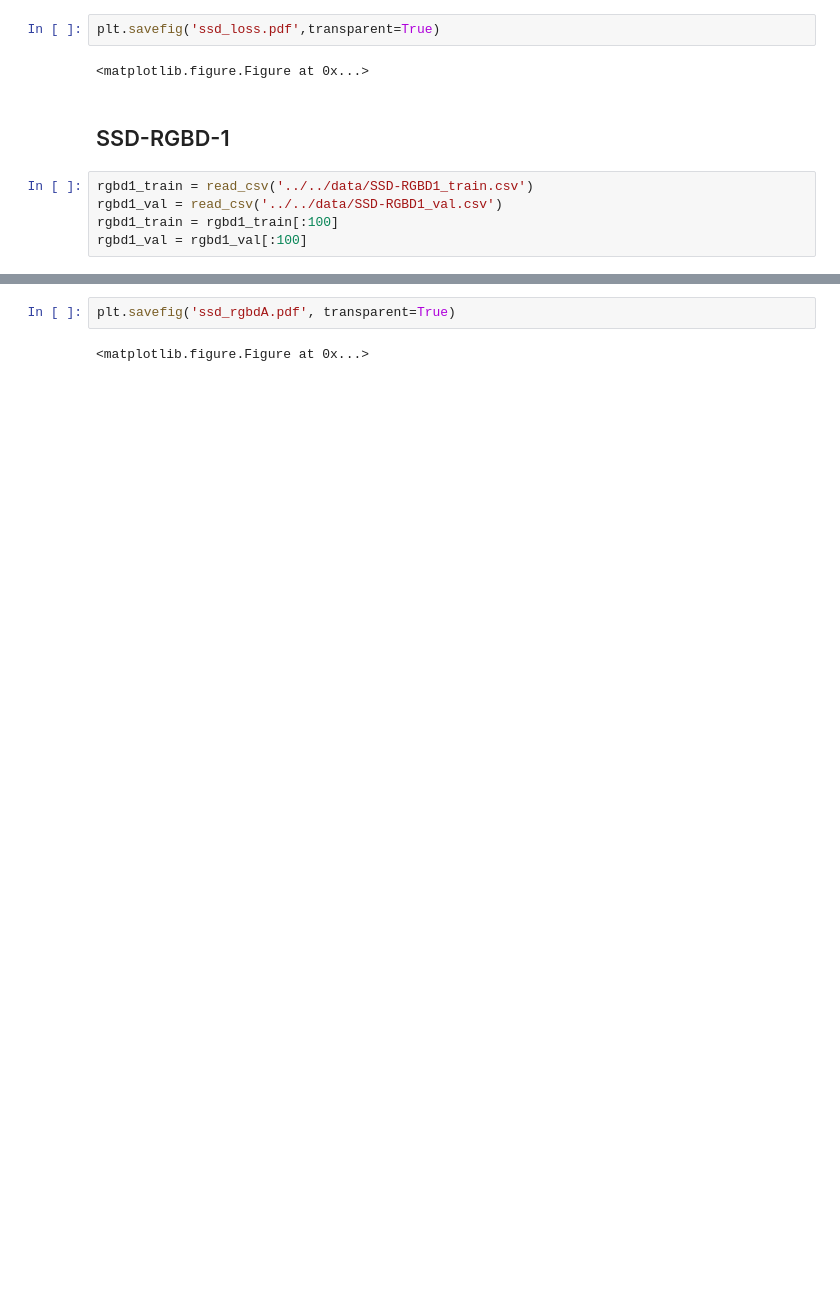
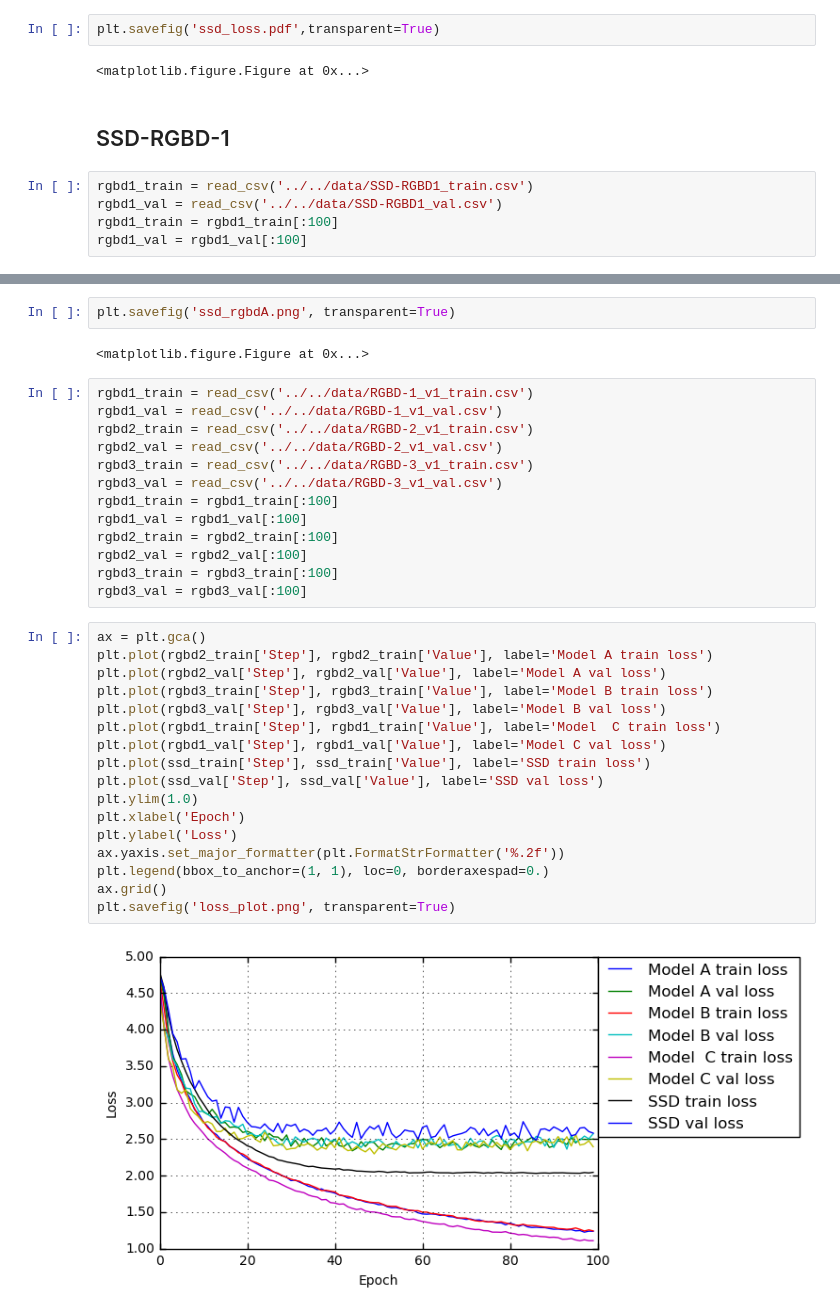
Before and after one commit to junjungoal/rgbd-ssd, a Jupyter notebook: src/tools/loss_plot.ipynb, the cells around one changed output, grey strips where cells are left out. Cells and saved outputs as stored; diff of their text form; blank space fills up the shorter version.

```diff
--- a/src/tools/loss_plot.ipynb
+++ b/src/tools/loss_plot.ipynb
@@ -59,4 +57,36 @@ ax.grid()
 # %%
-plt.savefig('ssd_rgbdA.pdf', transparent=True)
+plt.savefig('ssd_rgbdA.png', transparent=True)
 # %% [output]
 <matplotlib.figure.Figure at 0x...>
+# %%
+rgbd1_train = read_csv('../../data/RGBD-1_v1_train.csv')
+rgbd1_val = read_csv('../../data/RGBD-1_v1_val.csv')
+rgbd2_train = read_csv('../../data/RGBD-2_v1_train.csv')
+rgbd2_val = read_csv('../../data/RGBD-2_v1_val.csv')
+rgbd3_train = read_csv('../../data/RGBD-3_v1_train.csv')
+rgbd3_val = read_csv('../../data/RGBD-3_v1_val.csv')
+rgbd1_train = rgbd1_train[:100]
+rgbd1_val = rgbd1_val[:100]
+rgbd2_train = rgbd2_train[:100]
+rgbd2_val = rgbd2_val[:100]
+rgbd3_train = rgbd3_train[:100]
+rgbd3_val = rgbd3_val[:100]
+# %%
+ax = plt.gca()
+plt.plot(rgbd2_train['Step'], rgbd2_train['Value'], label='Model A train loss')
+plt.plot(rgbd2_val['Step'], rgbd2_val['Value'], label='Model A val loss')
+plt.plot(rgbd3_train['Step'], rgbd3_train['Value'], label='Model B train loss')
+plt.plot(rgbd3_val['Step'], rgbd3_val['Value'], label='Model B val loss')
+plt.plot(rgbd1_train['Step'], rgbd1_train['Value'], label='Model  C train loss')
+plt.plot(rgbd1_val['Step'], rgbd1_val['Value'], label='Model C val loss')
+plt.plot(ssd_train['Step'], ssd_train['Value'], label='SSD train loss')
+plt.plot(ssd_val['Step'], ssd_val['Value'], label='SSD val loss')
+plt.ylim(1.0)
+plt.xlabel('Epoch')
+plt.ylabel('Loss')
+ax.yaxis.set_major_formatter(plt.FormatStrFormatter('%.2f'))
+plt.legend(bbox_to_anchor=(1, 1), loc=0, borderaxespad=0.)
+ax.grid()
+plt.savefig('loss_plot.png', transparent=True)
+# %% [output]
+[figure, added]
```
Also changed, not shown: parts of 6 cells of this notebook, 16 other files.
